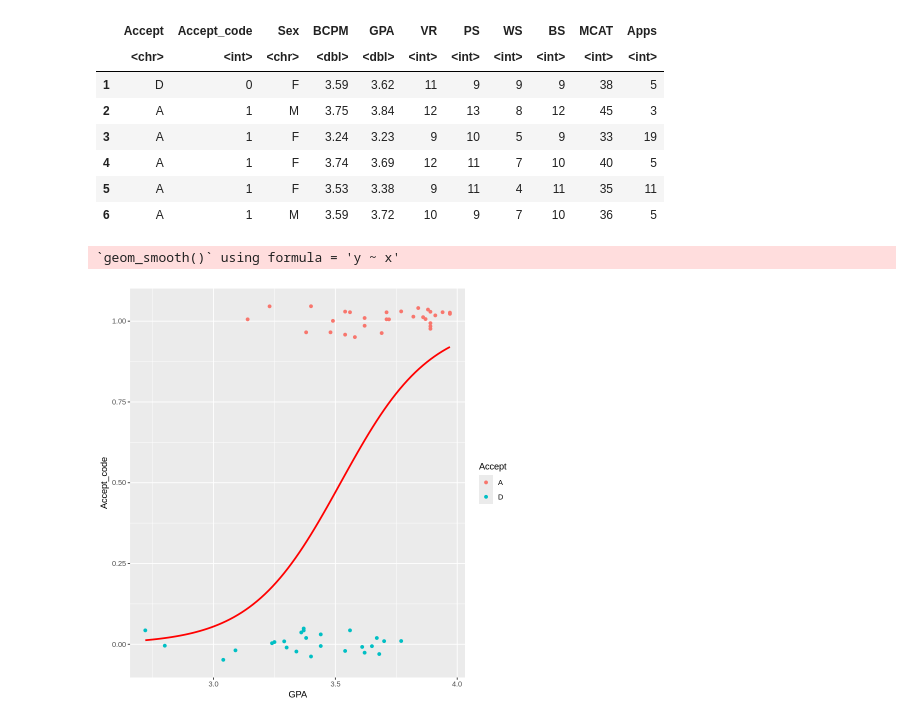
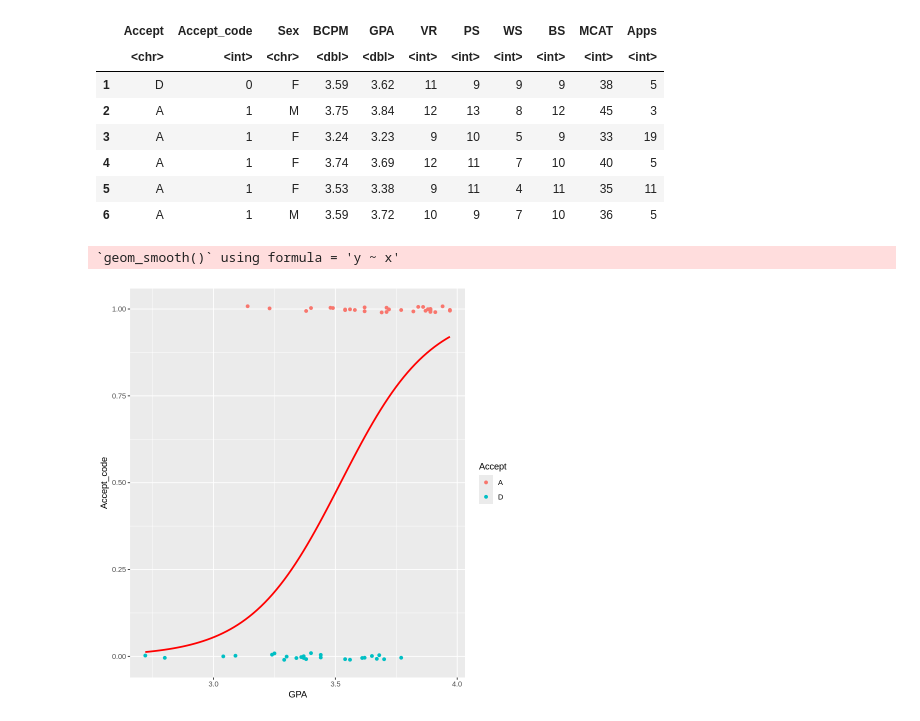
Before and after one commit to hibbyscus/Logistic_Regression, a Jupyter notebook: Logistic_Regression.ipynb, the cells around one changed output. Cells and saved outputs as stored; diff of their text form; code cells hidden in the pictures.

```diff
--- a/Logistic_Regression.ipynb
+++ b/Logistic_Regression.ipynb
@@ -36,13 +38,15 @@ A data.frame: 6 × 11
 # %%
+## Professor's code
+
 mydata %>%
 ggplot() +
   aes(x = GPA, y = Accept_code, col = Accept) +
-  geom_jitter(height = 0.05, width = 0) +
+  geom_jitter(height = 0.01, width = 0) +
   geom_smooth(method = 'glm',
               method.args = list(family = 'binomial'),
               se = FALSE ,
               col = 'red' ,
               fullrange = TRUE)
 # %% [output]
 `geom_smooth()` using formula = 'y ~ x'
-[figure, old version]
+[figure, new version]
```
Also changed, not shown: parts of 1 cell of this notebook.
